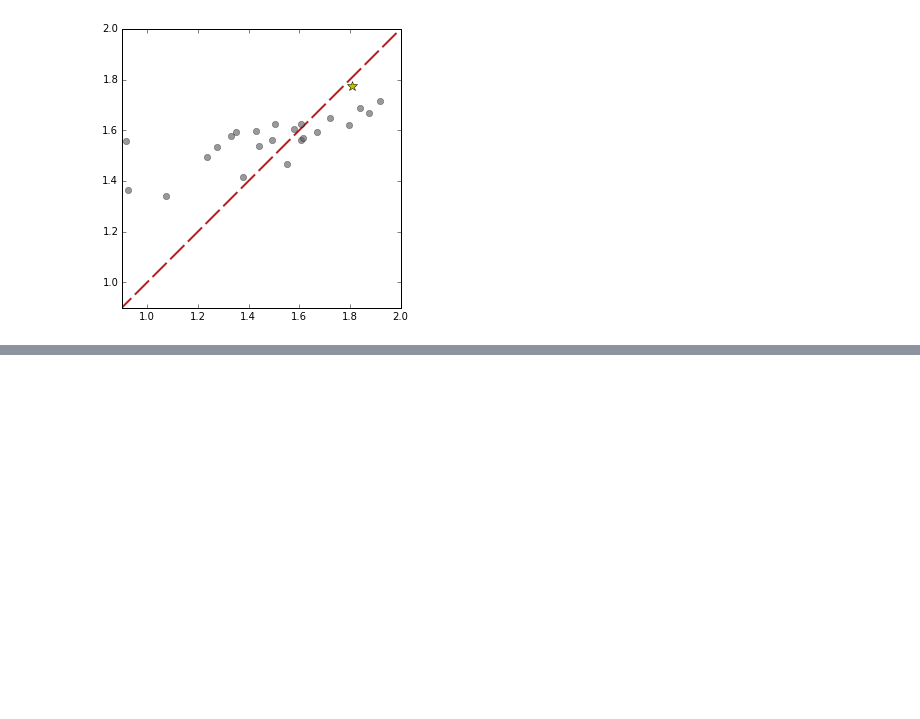
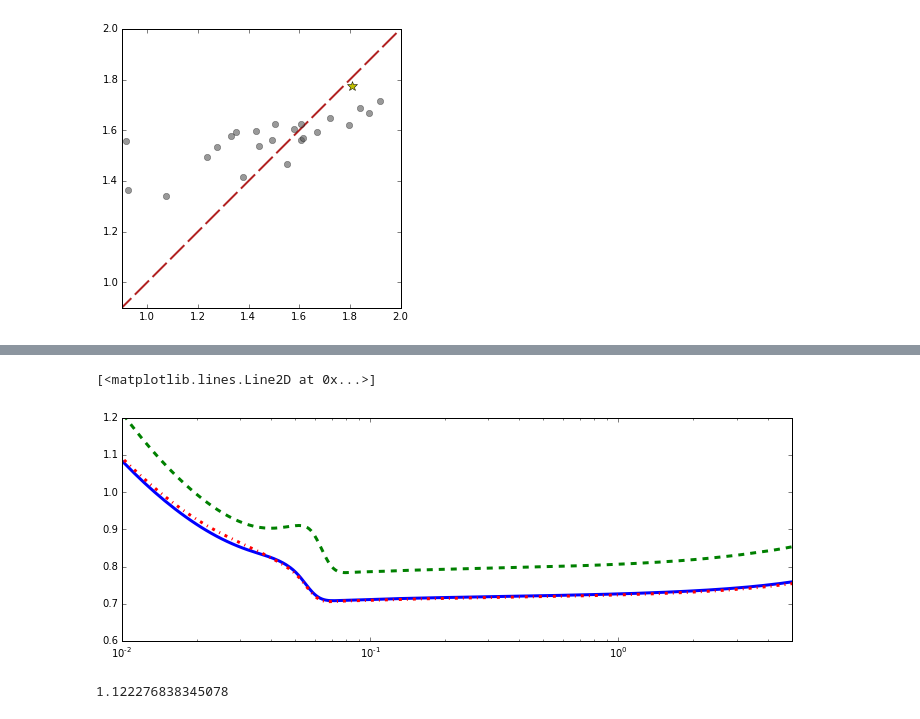
Before and after one commit to gfeiden/Notebook, a Jupyter notebook: Projects/mlt_calib/resampling_tests.ipynb, the cells around one changed output, grey strips where cells are left out. Cells and saved outputs as stored; diff of their text form; code cells hidden in the pictures; blank space fills up the shorter version.

```diff
--- a/Projects/mlt_calib/resampling_tests.ipynb
+++ b/Projects/mlt_calib/resampling_tests.ipynb
@@ -408,0 +465,20 @@ ax.plot(our_alphas, b12_alphas, 'o', markersize=6.0, c='#555555', alpha=0.6)
+# %%
+m0800_t010 = np.genfromtxt('../../../evolve/dmestar/trk/gas07/p000/a0/amlt2202/m0800_GAS07_p000_p0_y26_mlt2.202.trk')
+m0800_t001 = np.genfromtxt('../../../evolve/data/mltcal/model/trks/m0800_GAS07_p000_p0_y26_mlt1.911.trk')
+m0800_t001_a = np.genfromtxt('../../../evolve/data/mltcal/model/trks/m0800_GAS07_p000_p0_y26_mlt1.000.trk')
+# %%
+fig, ax = plt.subplots(1, 1, figsize=(12., 4.))
+
+ax.set_xlim(0.01, 5.)
+ax.set_ylim(0.6, 1.2)
+
+ax.semilogx(m0800_t001[:,0]/1.0e9, 10**m0800_t001[:,4], lw=3)
+ax.semilogx(m0800_t001_a[:,0]/1.0e9, 10**m0800_t001_a[:,4], '--', lw=3)
+ax.semilogx(m0800_t010[:,0]/1.0e9, 10**m0800_t010[:,4], '-.', lw=3)
+# %% [output]
+[<matplotlib.lines.Line2D at 0x...>]
+[figure, added]
+# %%
+10**-0.07019 / 10**-0.12029
+# %% [output]
+1.122276838345078
```
Also changed, not shown: parts of 17 cells of this notebook.
